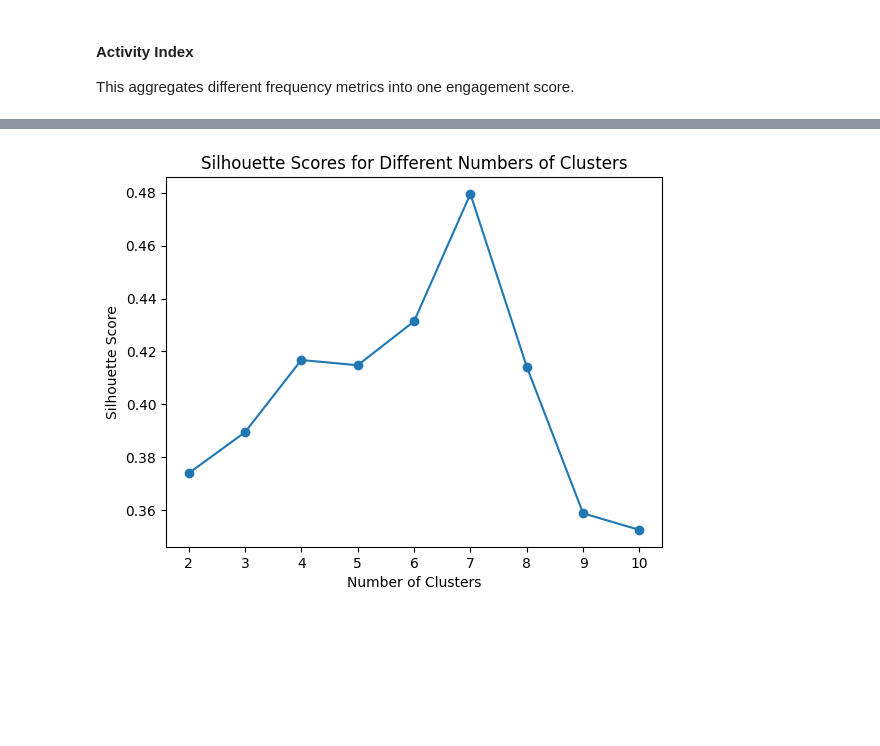
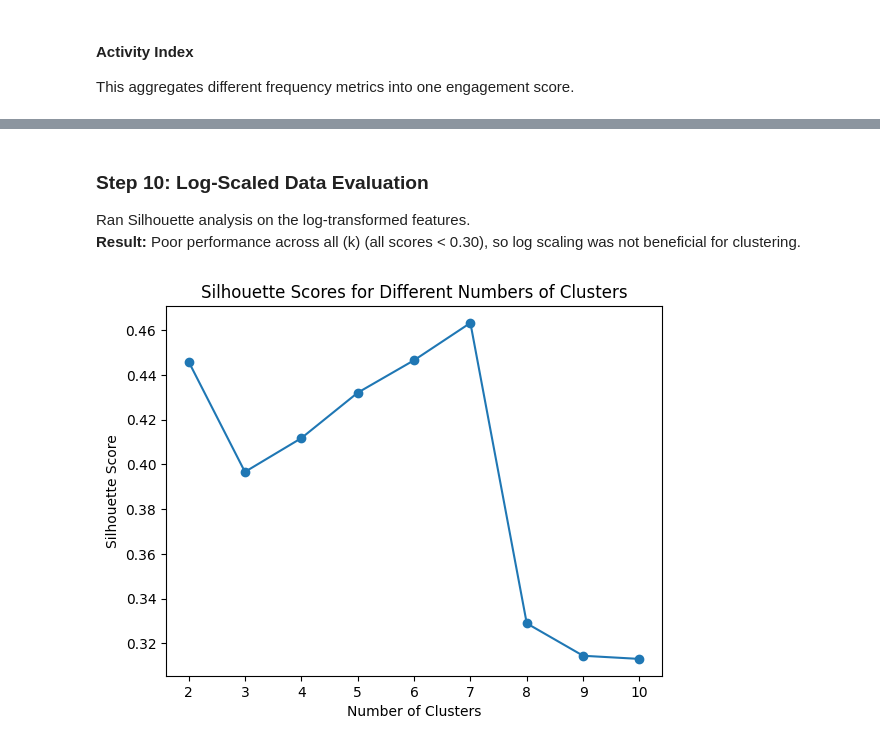
Before and after one commit to Sudais-shah/Bank-Customer-Segmentation-Targeted-Marketing-for-Wealth-Management, a Jupyter notebook: notebooks/02_data-cleaning-preprocessing.ipynb, the cells around one changed output, grey strips where cells are left out. Drawn from its saved outputs; the diff is of its cells as text; code cells hidden in the pictures; blank space fills up the shorter version.

Commit message:
✅ Final commit for clustering project - saved processed dataset with clusters

```diff
--- a/notebooks/02_data-cleaning-preprocessing.ipynb
+++ b/notebooks/02_data-cleaning-preprocessing.ipynb
@@ -258,12 +121,12 @@ df_cleaned['PAYMENT_RATIO'] = df_cleaned['PAYMENTS'] / (df_cleaned['BALANCE'] +
 #### Revolver Indicator
 Creates a binary indicator (or scaled version) showing if a customer usually pays in full.
 # %%
-df_cleaned['REVOLVER_FLAG'] = (df_cleaned['PRC_FULL_PAYMENT'] < 0.5).astype(int)
+df_raw['REVOLVER_FLAG'] = (df_raw['PRC_FULL_PAYMENT'] > 0.5).astype(int)
 # %% [markdown]
 #### Cash Usage Ratio
 Tells whether a customer relies more on cash advances or purchases.
 # %%
-df_cleaned['CASH_USAGE_RATIO'] = df_cleaned['CASH_ADVANCE'] / (df_cleaned['TOTAL_PURCHASES'] + 1e-6)
+df_raw['CASH_USAGE_RATIO'] = df_raw['CASH_ADVANCE'] / (df_raw['TOTAL_PURCHASES'] + 1e-6)
 # %% [markdown]
 #### Activity Index
 This aggregates different frequency metrics into one engagement score.
@@ -292,0 +187,28 @@ df_feature_engineered = np.log1p(df_feature_engineered)
+# %%
+def cap_outliers(df, features):
+    summary = []
+    for ft in features:
+        Q1 = df[ft].quantile(0.25)
+        Q3 = df[ft].quantile(0.75)
+
+        IQR = Q3 - Q1
+
+        lower_bound = Q1 - 1.5 * IQR
+        upper_bound = Q3 + 1.5 * IQR
+
+        lower_count = (df[ft] < lower_bound).sum()
+        upper_count = (df[ft] > upper_bound).sum()
+
+        df[ft] = np.where(df[ft] > upper_bound, upper_bound, np.where(df[ft] < lower_bound, lower_bound, df[ft]))
+
+        summary.append({ 'Feature': ft, 'Lower Capped': lower_count, 'Upper Capped': upper_count, 'Total Capped': lower_count + upper_count})
+
+    summary_df = pd.DataFrame(summary).sort_values(by='Total Capped', ascending=False).reset_index(drop=True)
+    return df, summary_df
+
+outlier_features = [
+    'BALANCE', 'BALANCE_FREQUENCY', 'PURCHASES', 'ONEOFF_PURCHASES',
+    'INSTALLMENTS_PURCHASES', 'ONEOFF_PURCHASES_FREQUENCY', 'CASH_ADVANCE',
+    'CASH_ADVANCE_FREQUENCY', 'CASH_ADVANCE_TRX', 'PURCHASES_TRX', 'CREDIT_LIMIT',
+    'PAYMENTS', 'MINIMUM_PAYMENTS', 'PRC_FULL_PAYMENT', 'ACTIVITY_INDEX', 'CASH_USAGE_RATIO' , 'PAYMENT_RATIO', 'CREDIT_UTILIZATION'
+]
@@ -293,4 +353,15 @@ df_feature_engineered = np.log1p(df_feature_engineered)
+# %%
+log_features = ['BALANCE','PURCHASES','ONEOFF_PURCHASES','INSTALLMENTS_PURCHASES','CASH_ADVANCE','PAYMENTS',
+                'MINIMUM_PAYMENTS','TOTAL_PURCHASES','CASH_USAGE_RATIO','PAYMENT_RATIO','CASH_ADVANCE_TRX','PURCHASES_TRX', 'CREDIT_LIMIT',
+                 'ACTIVITY_INDEX', 'BALANCE_FREQUENCY' ,
+]
+df_log = df_cleaned[log_features].apply(np.log1p)
+# %% [markdown]
+### Step 10: Log-Scaled Data Evaluation
+
+Ran Silhouette analysis on the log-transformed features.
+**Result:** Poor performance across all \(k\) (all scores < 0.30), so log scaling was not beneficial for clustering.
 # %%
-evaluate_scaling_method(df_transformed)
+evaluate_scaling_method(df_log)
 # %% [output]
-[figure, old version]
+[figure, new version]
```
Also changed, not shown: parts of 60 cells of this notebook, 4 other files.
